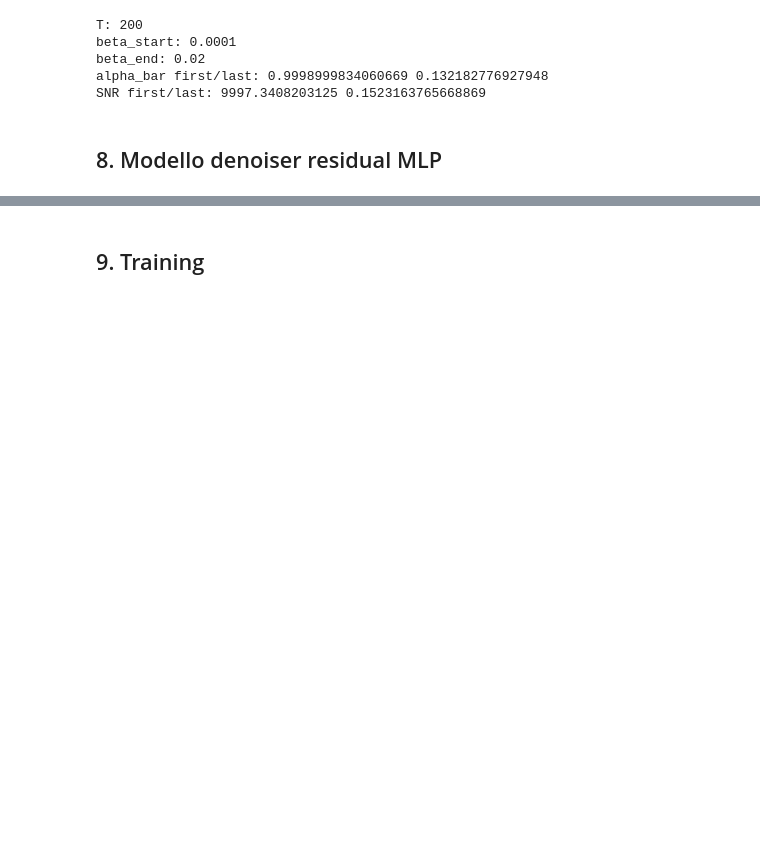
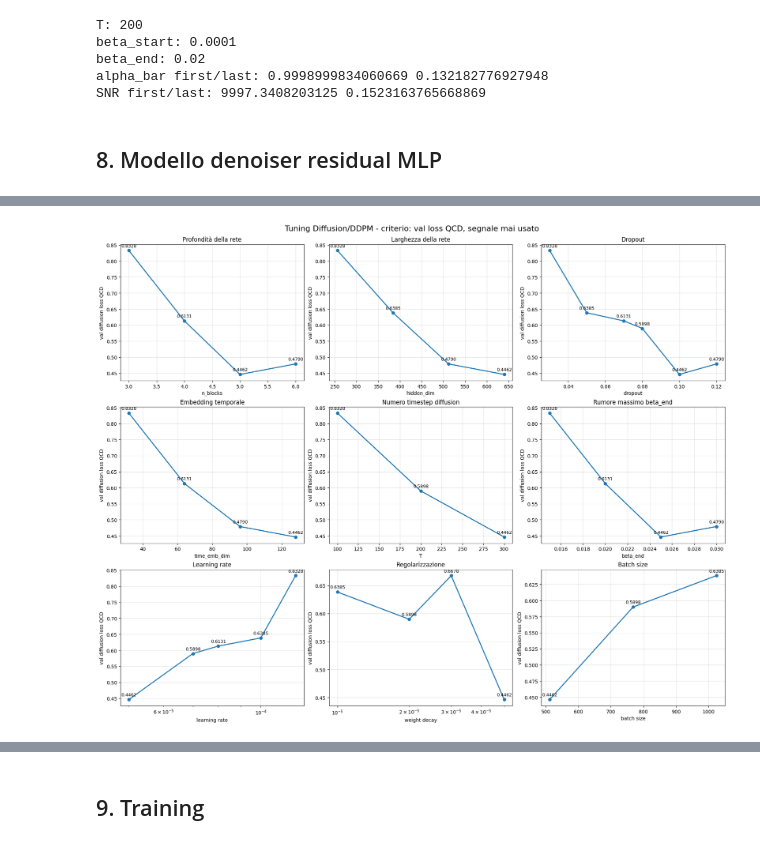
Before and after one commit to Phaesmatos/advanceml, a Jupyter notebook: FINAL/notebooks/FINAL_train_diffusion.ipynb, the cells around one changed output, grey strips where cells are left out. Drawn from its saved outputs; the diff is of its cells as text; code cells hidden in the pictures; blank space fills up the shorter version.

Commit message:
tuningggggggggg putain

```diff
--- a/FINAL/notebooks/FINAL_train_diffusion.ipynb
+++ b/FINAL/notebooks/FINAL_train_diffusion.ipynb
@@ -511,0 +1007,89 @@ class ResidualTabularDenoiser(nn.Module):
+# %%
+# ============================================================
+# Plot tuning Diffusion
+# ============================================================
+
+try:
+    df_diff_tune = diffusion_tuning_results_df.copy()
+except NameError:
+    df_diff_tune = pd.read_csv(OUTPUT_DIR / "diffusion_hparam_tuning.csv")
+
+Y_COL = "selection_score"
+Y_LABEL = "val diffusion loss QCD"
+
+def best_by_param(data, param):
+    return (
+        data
+        .groupby(param, as_index=False)[Y_COL]
+        .min()
+        .sort_values(param)
+        .reset_index(drop=True)
+    )
+
+def plot_line_with_labels(ax, x, y, xlabel, title, logx=False):
+    ax.plot(x, y, marker="o", linewidth=2)
+
+    for xi, yi in zip(x, y):
+        ax.annotate(
+            f"{yi:.4f}",
+            xy=(xi, yi),
+            xytext=(0, 7),
+            textcoords="offset points",
+            ha="center",
+            fontsize=9,
+        )
+
+    ax.set_xlabel(xlabel)
+    ax.set_ylabel(Y_LABEL)
+    ax.set_title(title)
+    ax.grid(True, alpha=0.35)
+
+    if logx:
+        ax.set_xscale("log")
+
+fig, axes = plt.subplots(
+    3,
+    3,
+    figsize=(18, 14),
+    constrained_layout=True,
+)
+
+axes = axes.flatten()
+
+fig.suptitle(
+    "Tuning Diffusion/DDPM - criterio: val loss QCD, segnale mai usato",
+    fontsize=16,
+    y=1.02,
+)
+
+for ax, param, xlabel, title, logx in [
+    (axes[0], "n_blocks", "n_blocks", "Profondità della rete", False),
+    (axes[1], "hidden_dim", "hidden_dim", "Larghezza della rete", False),
+    (axes[2], "dropout", "dropout", "Dropout", False),
+
+    (axes[3], "time_emb_dim", "time_emb_dim", "Embedding temporale", False),
+    (axes[4], "T", "T", "Numero timestep diffusion", False),
+    (axes[5], "beta_end", "beta_end", "Rumore massimo beta_end", False),
+
+    (axes[6], "lr", "learning rate", "Learning rate", True),
+    (axes[7], "weight_decay", "weight decay", "Regolarizzazione", True),
+    (axes[8], "batch_size", "batch size", "Batch size", False),
+]:
+    g = best_by_param(df_diff_tune, param)
+
+    plot_line_with_labels(
+        ax,
+        g[param],
+        g[Y_COL],
+        xlabel,
+        title,
+        logx=logx,
+    )
+out_path = PLOTS_DIR / "diffusion_hparam_elbow_plots.png"
+plt.savefig(out_path, dpi=200, bbox_inches="tight")
+plt.show()
+
+print("Salvato:", out_path)
+display(df_diff_tune.sort_values("selection_score").reset_index(drop=True))
+# %% [output]
+[figure, added]
```
Also changed, not shown: parts of 17 cells of this notebook, 3 other files.
